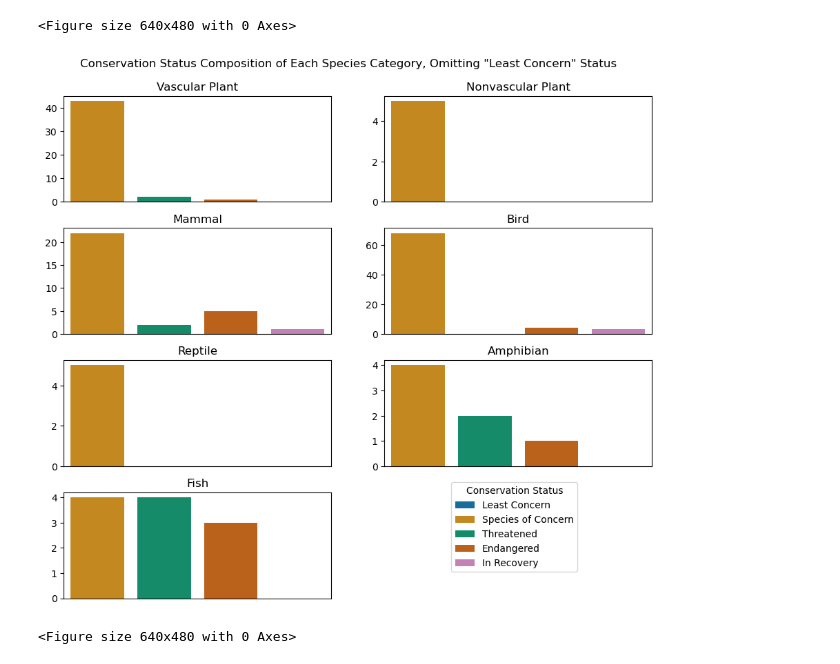
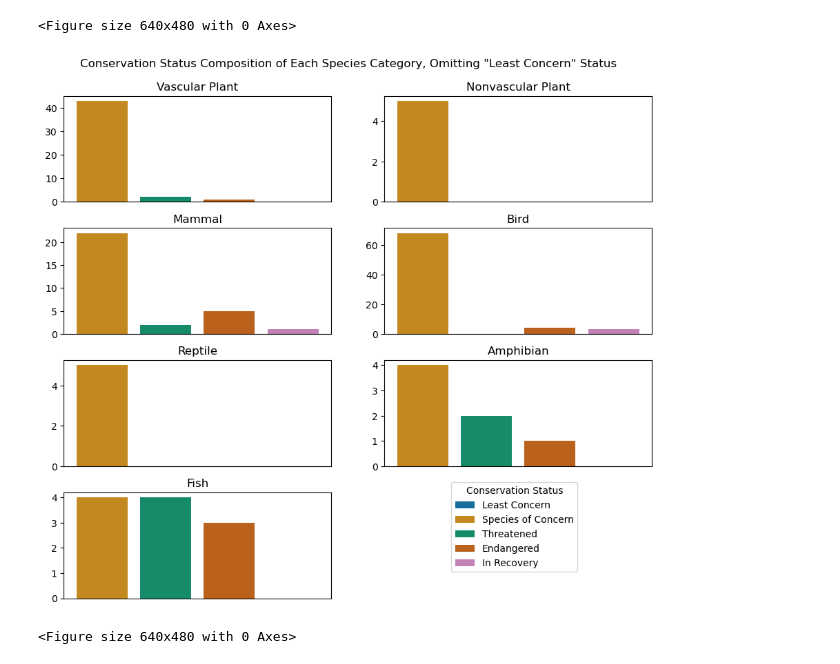
Before and after one commit to vcgregoric/Biodiversity_in_National_Parks, a Jupyter notebook: biodiversity.ipynb, the cells around one changed output. Saved outputs shown, nothing was run; the diff lists cells and outputs as text; code cells hidden in the pictures.

```diff
--- a/biodiversity.ipynb
+++ b/biodiversity.ipynb
@@ -191,3 +242,19 @@ df
+# %%
+# Recast category, conservation_status, and park_name as ordered CategoricalDtype so we can use a custom order
+from pandas.api.types import CategoricalDtype
+category_order = CategoricalDtype(['Vascular Plant', 'Nonvascular Plant', 'Mammal', 'Bird', 'Reptile', 'Amphibian', 'Fish'], ordered=True)
+conservation_order = CategoricalDtype(['Least Concern', 'Species of Concern', 'Threatened', 'Endangered', 'In Recovery'], ordered=True)
+# For endangered vs threatened, see https://www.usgs.gov/faqs/what-are-differences-between-endangered-threatened-imperiled-and-risk-species
+park_order = CategoricalDtype(['Great Smoky Mountains National Park','Yosemite National Park', 'Bryce National Park', 'Yellowstone National Park'], ordered=True)
+
+# Recast column dtypes for df
+df.category = df.category.astype(category_order)
+df.conservation_status = df.conservation_status.astype(conservation_order)
+df.park_name = df.park_name.astype(park_order)
+
+# Recast dtypes for unique_species
+unique_species.category = unique_species.category.astype(category_order)
+unique_species.conservation_status = unique_species.conservation_status.astype(conservation_order)
 # %%
 df.describe(include='all')
 # %% [output]
@@ -377,37 +557,44 @@ plt.clf()
 # %%
 # Repeat of previous graphs, but omitting 'Least Concern' conservation status
 fig, axs = plt.subplots(4, 2, figsize=(11, 9))
 fig.suptitle('Conservation Status Composition of Each Species Category, Omitting "Least Concern" Status')
 
-sns.countplot(ax=axs[0][0], x='conservation_status', data=unique_species[(unique_species.category == 'Vascular Plant') & (unique_species.conservation_status != 'Least Concern')], order=conservation_order[1:], palette=pal[1:])
+sns.countplot(ax=axs[0][0], x='conservation_status', data=unique_species[(unique_species.category == 'Vascular Plant') & (unique_species.conservation_status != 'Least Concern')], palette=pal)
 axs[0][0].set_title('Vascular Plant')
-sns.countplot(ax=axs[0][1], x='conservation_status', data=unique_species[(unique_species.category == 'Nonvascular Plant') & (unique_species.conservation_status != 'Least Concern')], order=conservation_order[1:], palette=pal[1:])
+axs[0][0].set_xlim(0.4,4.6)
+sns.countplot(ax=axs[0][1], x='conservation_status', data=unique_species[(unique_species.category == 'Nonvascular Plant') & (unique_species.conservation_status != 'Least Concern')], palette=pal)
 axs[0][1].set_title('Nonvascular Plant')
-sns.countplot(ax=axs[1][0], x='conservation_status', data=unique_species[(unique_species.category == 'Mammal') & (unique_species.conservation_status != 'Least Concern')], order=conservation_order[1:], palette=pal[1:])
+axs[0][1].set_xlim(0.4,4.6)
+sns.countplot(ax=axs[1][0], x='conservation_status', data=unique_species[(unique_species.category == 'Mammal') & (unique_species.conservation_status != 'Least Concern')], palette=pal)
 axs[1][0].set_title('Mammal')
-sns.countplot(ax=axs[1][1], x='conservation_status', data=unique_species[(unique_species.category == 'Bird') & (unique_species.conservation_status != 'Least Concern')], order=conservation_order[1:], palette=pal[1:])
+axs[1][0].set_xlim(0.4,4.6)
+sns.countplot(ax=axs[1][1], x='conservation_status', data=unique_species[(unique_species.category == 'Bird') & (unique_species.conservation_status != 'Least Concern')], palette=pal)
 axs[1][1].set_title('Bird')
-sns.countplot(ax=axs[2][0], x='conservation_status', data=unique_species[(unique_species.category == 'Reptile') & (unique_species.conservation_status != 'Least Concern')], order=conservation_order[1:], palette=pal[1:])
+axs[1][1].set_xlim(0.4,4.6)
+sns.countplot(ax=axs[2][0], x='conservation_status', data=unique_species[(unique_species.category == 'Reptile') & (unique_species.conservation_status != 'Least Concern')], palette=pal)
 axs[2][0].set_title('Reptile')
-sns.countplot(ax=axs[2][1], x='conservation_status', data=unique_species[(unique_species.category == 'Amphibian') & (unique_species.conservation_status != 'Least Concern')], order=conservation_order[1:], palette=pal[1:])
+axs[2][0].set_xlim(0.4,4.6)
+sns.countplot(ax=axs[2][1], x='conservation_status', data=unique_species[(unique_species.category == 'Amphibian') & (unique_species.conservation_status != 'Least Concern')], palette=pal)
 axs[2][1].set_title('Amphibian')
-sns.countplot(ax=axs[3][0], x='conservation_status', data=unique_species[(unique_species.category == 'Fish') & (unique_species.conservation_status != 'Least Concern')], order=conservation_order[1:], palette=pal[1:])
+axs[2][1].set_xlim(0.4,4.6)
+sns.countplot(ax=axs[3][0], x='conservation_status', data=unique_species[(unique_species.category == 'Fish') & (unique_species.conservation_status != 'Least Concern')], palette=pal)
 axs[3][0].set_title('Fish')
+axs[3][0].set_xlim(0.4,4.6)
 
-sns.countplot(ax=axs[3][1], x='conservation_status', dodge=False, hue='conservation_status', data=unique_species[unique_species.category == 'Mammal'], order=conservation_order, palette=pal)
-axs[3][1].legend(loc=(0.25, 0.25), labels=conservation_order, title="Conservation Status")
+sns.countplot(ax=axs[3][1], x='conservation_status', dodge=False, hue='conservation_status', data=unique_species[unique_species.category == 'Mammal'], palette=pal)
+axs[3][1].legend(loc=(0.25, 0.25), title="Conservation Status")
 axs[3][1].set_axis_off()
 axs[3][1].set_xlim(1000, 2000)
 
 for i in range(4): # row number
     for j in range(2): # column number
         axs[i][j].set_xlabel("")
         axs[i][j].set_ylabel("")
         axs[i][j].get_xaxis().set_visible(False)
 
 plt.subplots_adjust(wspace=0.2, hspace=0.25, top=0.92)
 plt.show()
 plt.clf()
 # %% [output]
-[figure, old version]
+[figure, new version]
 <Figure size 640x480 with 0 Axes>
```
Also changed, not shown: parts of 22 cells of this notebook.
